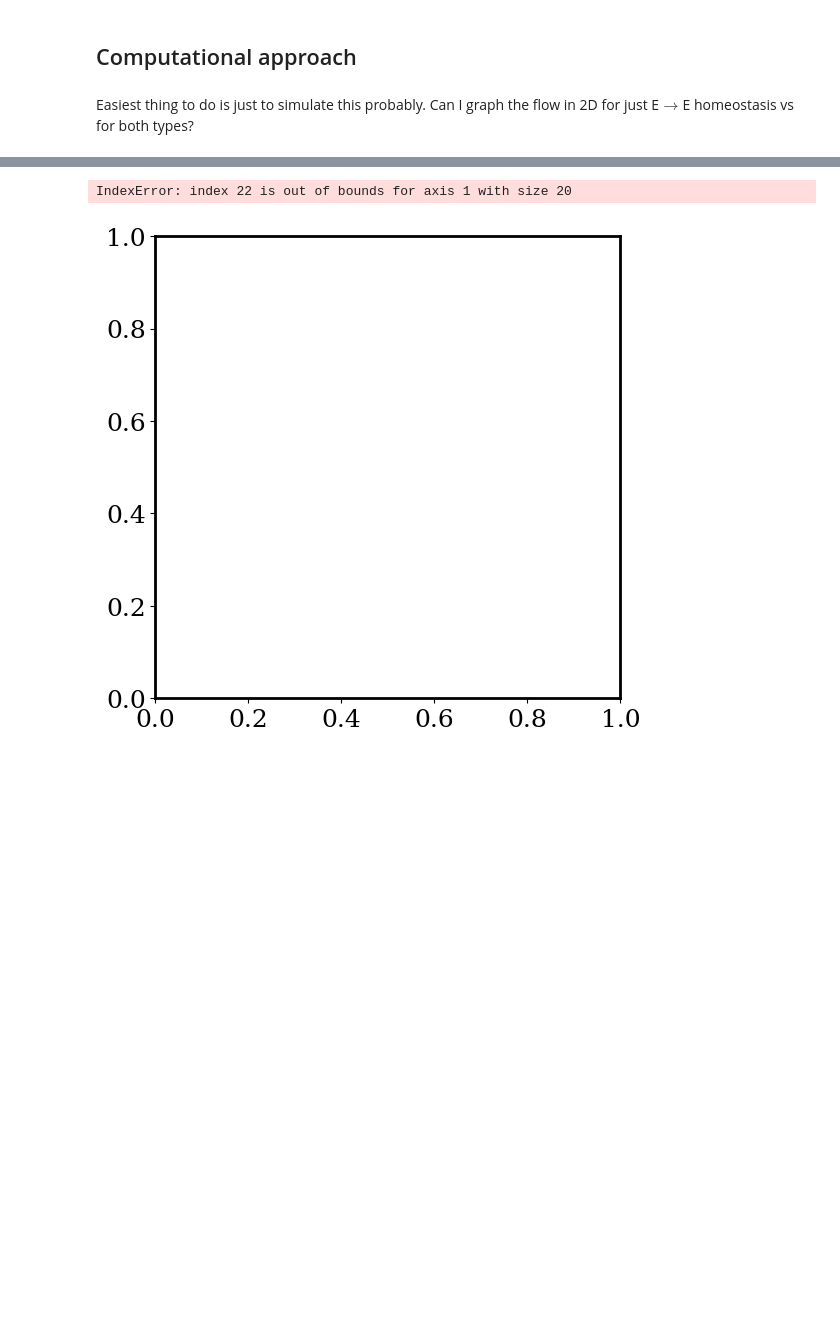
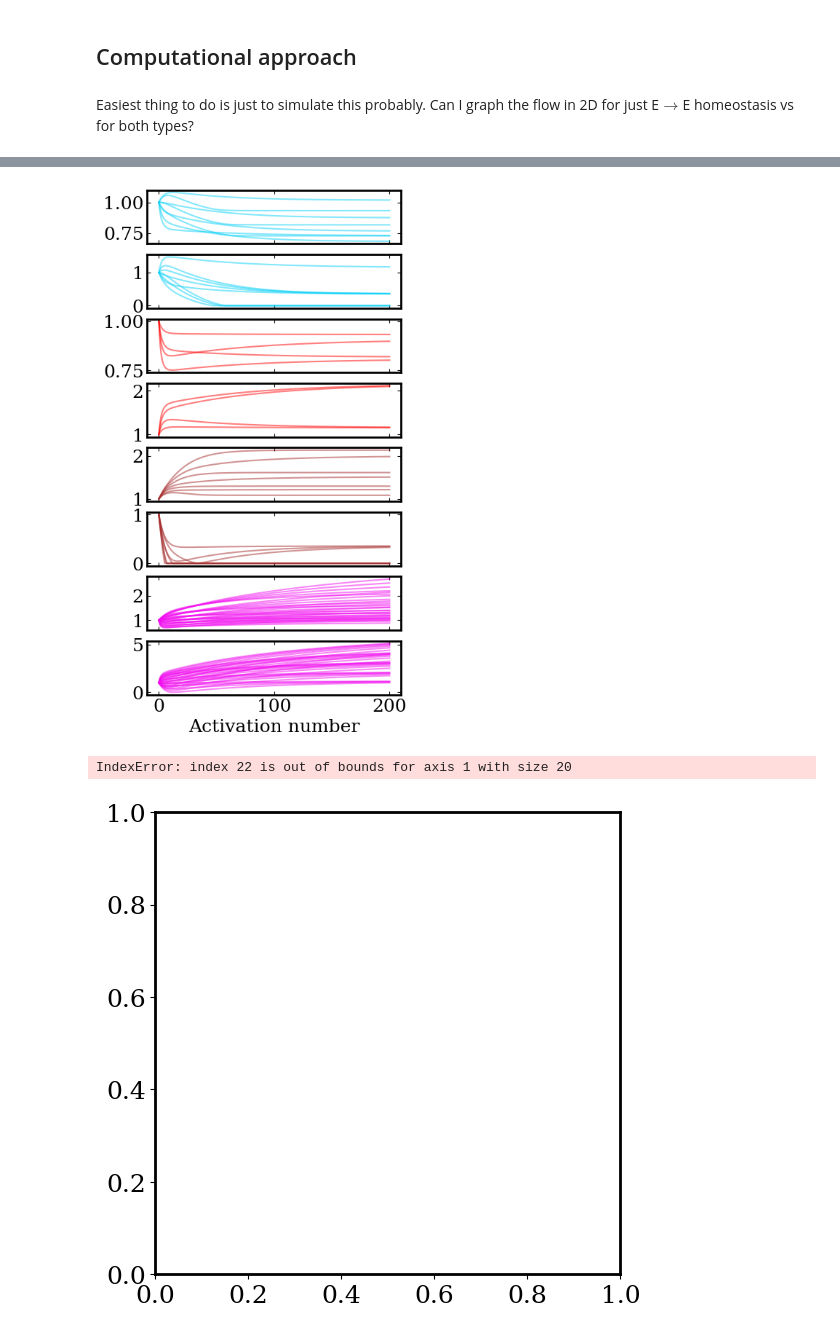
Before and after one commit to davidgbe/automated_plasticity_discovery, a Jupyter notebook: moment_control.ipynb, the cells around one changed output, grey strips where cells are left out. Cells and saved outputs as stored; diff of their text form; code cells hidden in the pictures; blank space fills up the shorter version.

```diff
--- a/moment_control.ipynb
+++ b/moment_control.ipynb
@@ -315,3 +340,50 @@ fig.savefig('./figures/double_setpoint_amp_delay.svg')
+# %%
+scale = 3
+fig, axs = plt.subplots(8, 1, figsize=(1.5 * scale, 3 * scale), sharex=True)
+
+colors = get_ordered_colors('cool', len(trajs))
+for i_traj in range(0, trajs.shape[0], 1):
+    if i_traj % 10 < 3 or i_traj < 30:
+        continue
+    weight_traj = weight_trajs[i_traj, :]
+
+    w_diff = weight_traj[-2] - weight_traj[2]
+    b_diff = weight_traj[-1] - weight_traj[3]
+
+    w_idxs = np.arange(0, len(weight_traj), 2)
+    b_idxs = np.arange(1, len(weight_traj), 2)
+
+    if w_diff < 0 and b_diff < 0:
+        color = '#0ad1f8' #pink
+        graph_idx = 0
+    elif w_diff < 0 and b_diff >= 0:
+        color = 'red'
+        graph_idx = 1
+    elif w_diff >= 0 and b_diff < 0:
+        color = 'brown'
+        graph_idx = 2
+    else:
+        color = '#f20df0' #light blue
+        graph_idx = 3
+
+    axs[graph_idx * 2].plot(np.arange(len(w_idxs)), weight_traj[w_idxs] / weight_traj[0] , color=color, alpha=0.5)
+    axs[graph_idx * 2 + 1].plot(np.arange(len(b_idxs)), weight_traj[b_idxs] / weight_traj[1], color=color, alpha=0.5)
+#     axs.plot(traj[[0, 2]], traj[[1, 3]], '--', color=colors[i_traj], alpha=0.5)
+#     axs.scatter([traj[5]], [traj[4]], color='black')
+#     axs.scatter([traj[-1]], [traj[-2]], color='red', zorder=10)
+
+axs[7].set_xlabel('Activation number')
+# axs[3].set_ylabel('Coefficient magnitude')
+
+for i in range(8):
+    axs[i].tick_params(axis='both', which='both', direction='in', right=True, top=True)
+#     axs[i].set_ylim(0, 2)
+# plt.subplots_adjust(wspace=0, hspace=0.05)
+
+# fig.savefig('./figures/double_setpoint_amp_delay.png')
+# fig.savefig('./figures/double_setpoint_amp_delay.svg')
+# %% [output]
+[figure, added]
 # %%
 trajs_inh = copy(trajs)
 # %%
```
Also changed, not shown: parts of 33 cells of this notebook.
